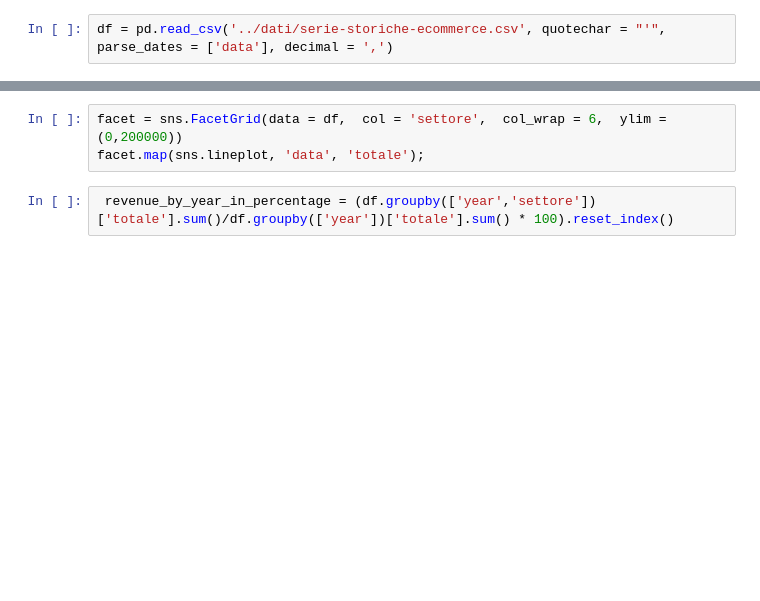
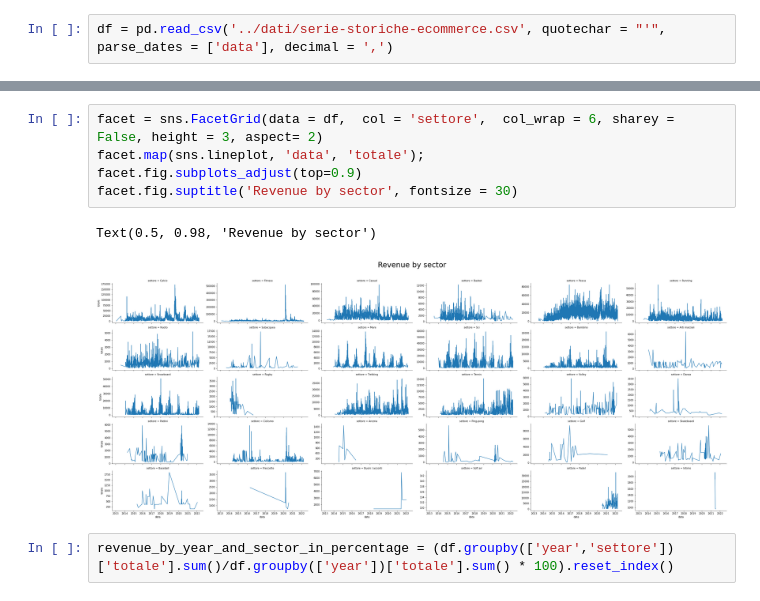
Before and after one commit to PaoloComensoli/progetto-dslab, a Jupyter notebook: src/exploration.ipynb, the cells around one changed output, grey strips where cells are left out. Cells and saved outputs as stored; diff of their text form; blank space fills up the shorter version.

```diff
--- a/src/exploration.ipynb
+++ b/src/exploration.ipynb
@@ -19,7 +26,12 @@ settori_sport_gruppo = ['Calcio', 'Basket', 'Rugby', 'Volley', 'SoftAir']
 # %%
-facet = sns.FacetGrid(data = df,  col = 'settore',  col_wrap = 6,  ylim = (0,200000))
+facet = sns.FacetGrid(data = df,  col = 'settore',  col_wrap = 6, sharey = False, height = 3, aspect= 2)
 facet.map(sns.lineplot, 'data', 'totale');
+facet.fig.subplots_adjust(top=0.9)
+facet.fig.suptitle('Revenue by sector', fontsize = 30)
+# %% [output]
+Text(0.5, 0.98, 'Revenue by sector')
+[figure, added]
 # %%
- revenue_by_year_in_percentage = (df.groupby(['year','settore'])['totale'].sum()/df.groupby(['year'])['totale'].sum() * 100).reset_index()
+revenue_by_year_and_sector_in_percentage = (df.groupby(['year','settore'])['totale'].sum()/df.groupby(['year'])['totale'].sum() * 100).reset_index()
 # %%
 fig, ax = plt.subplots(1,1, figsize = (30,15))
```
Also changed, not shown: parts of 9 cells of this notebook, 2 other files.
